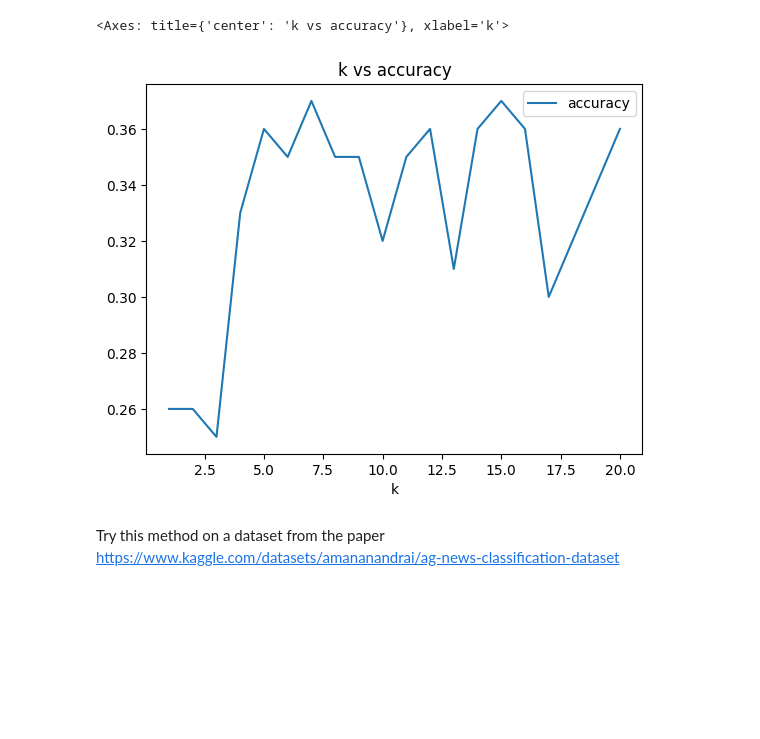
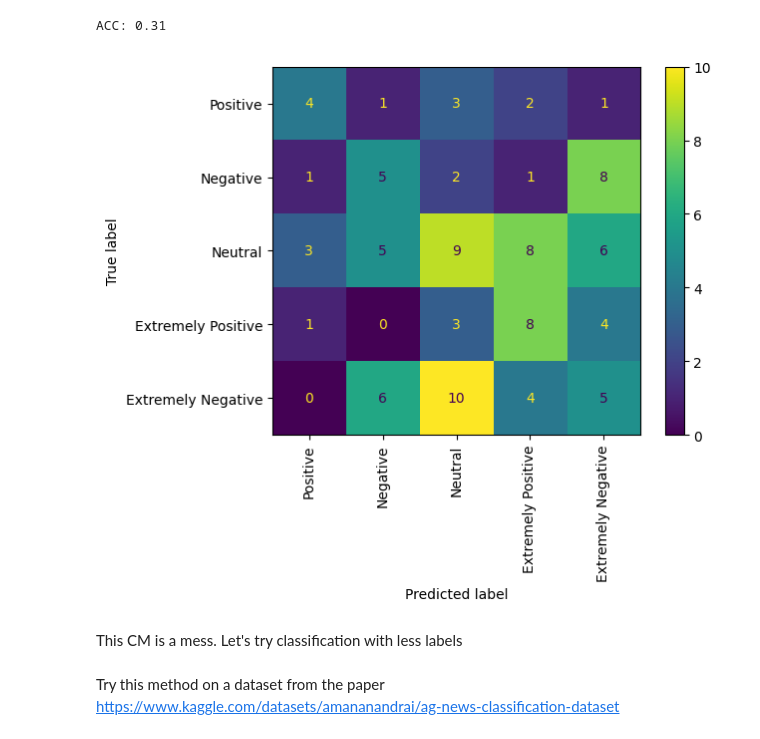
Before and after one commit to rpast/ncd_with_knn, a Jupyter notebook: ncd_explore.ipynb, the cells around one changed output. Cells and saved outputs as stored; diff of their text form; code cells hidden in the pictures; blank space fills up the shorter version.

Commit message:
corona tweets cm

```diff
--- a/ncd_explore.ipynb
+++ b/ncd_explore.ipynb
@@ -82,0 +77,11 @@ pool = Pool(processes=6)
+# %%
+training_set_src = pd.read_csv(
+    './data/Corona_NLP_train.csv',
+    encoding='iso-8859-1'
+)[['OriginalTweet', 'Sentiment']]
+training_set_src.columns = ['tweet', 'label']
+test_set_src = pd.read_csv(
+    './data/Corona_NLP_test.csv',
+    encoding='iso-8859-1'
+)[['OriginalTweet', 'Sentiment']]
+test_set_src.columns = ['tweet', 'label']
@@ -83,18 +125,8 @@ pool = Pool(processes=6)
 # %%
-def find_k_grid(rng, label='Sentiment'):
-    grid = []
-    for k in tqdm(rng):
-        args = [(x1, training_set, k) for x1, _ in test_set]
-        preds = pool.map(norm_compression_distance, args)
+# predict classes of tweets
+k=7
+args = [(x1, training_set, k) for x1, _ in test_set]
+preds = pool.map(norm_compression_distance, args)
 
-        # preds = np.array(preds)
-        test_set_sample['preds'] = preds
-        test_set_sample['correct'] = test_set_sample[label] == test_set_sample['preds']
-        accuracy = test_set_sample['correct'].sum() / len(test_set_sample)
-        grid.append((k, accuracy))
-
-    grid_df = pd.DataFrame(grid, columns=['k', 'accuracy'])
-    grid_df.sort_values(by=['accuracy'], ascending=False)
-    grid_df
-
-    return grid_df
+test_set_sample['preds'] = preds
+test_set_sample['correct'] = test_set_sample['label'] == test_set_sample['preds']
@@ -122,5 +133,16 @@ corona_sentiment_grid
-# %%
-corona_sentiment_grid.plot(x='k', y='accuracy', kind='line', title='k vs accuracy')
-# %% [output]
-<Axes: title={'center': 'k vs accuracy'}, xlabel='k'>
-[figure, removed]
+# %%
+# calculate simple accuracy
+acc = test_set_sample['correct'].sum() / len(test_set_sample)
+print('ACC:', acc)
+
+# use sklearn confusion matrix display
+from sklearn.metrics import confusion_matrix, ConfusionMatrixDisplay
+labels = ['Positive', 'Negative', 'Neutral', 'Extremely Positive', 'Extremely Negative']
+cm = confusion_matrix(test_set_sample['label'], test_set_sample['preds'])
+disp = ConfusionMatrixDisplay(confusion_matrix=cm, display_labels=labels)
+_ = disp.plot(xticks_rotation=90)
+# %% [output]
+ACC: 0.31
+[figure, added]
+# %% [markdown]
+This CM is a mess. Let's try classification with less labels
```
Also changed, not shown: parts of 20 cells of this notebook.
